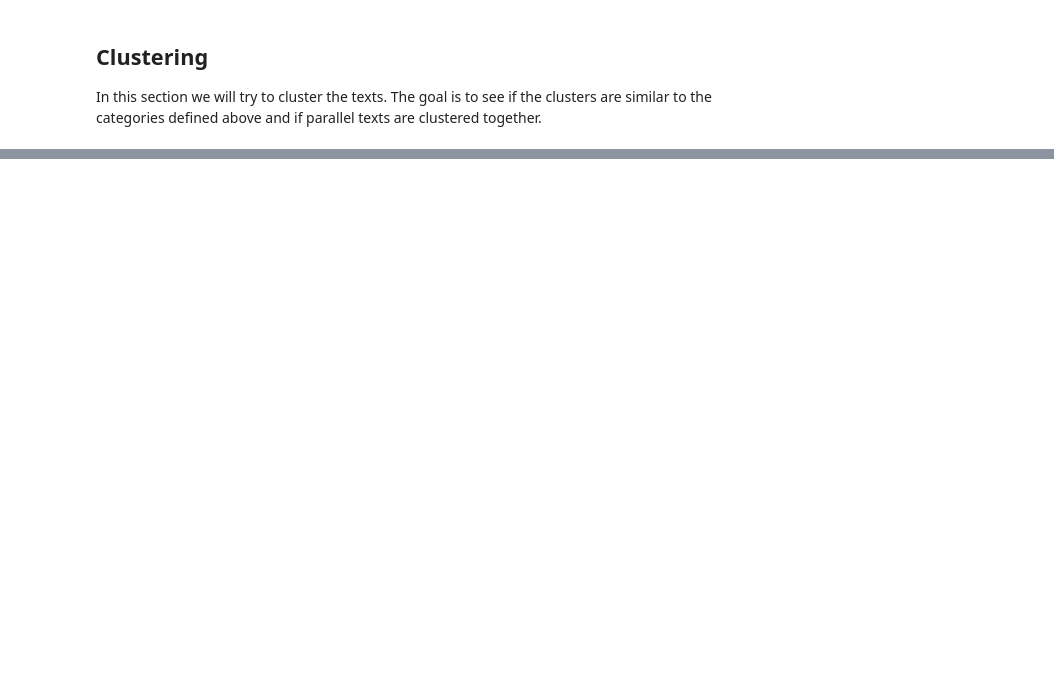
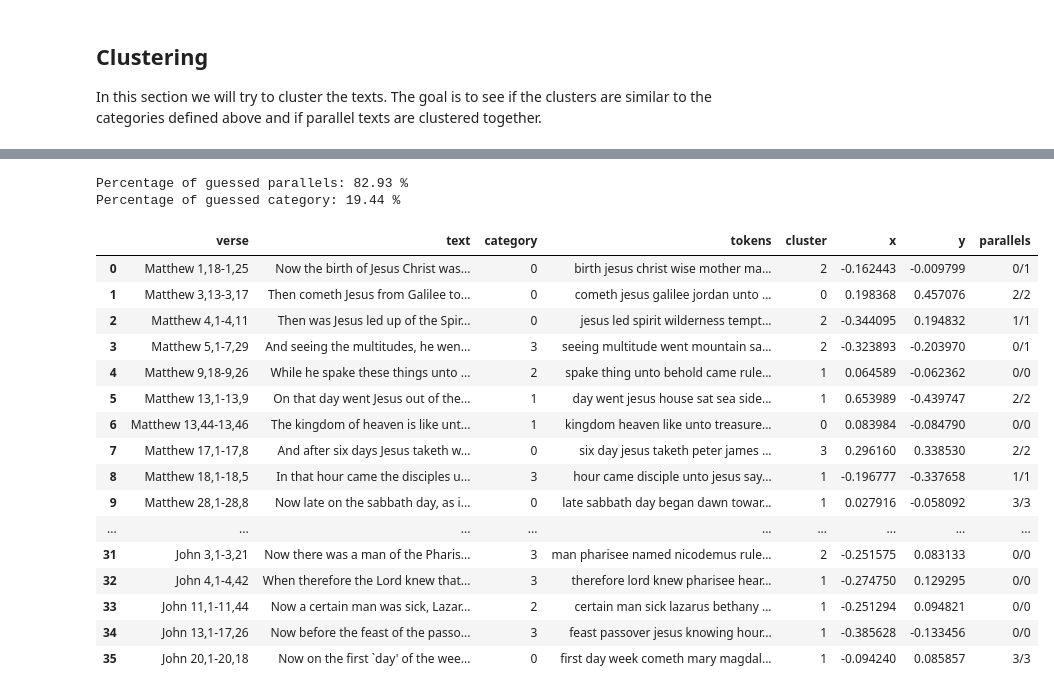
Before and after one commit to rik1599/advanced-data-science-2023, a Jupyter notebook: bible-nlp/bible-nlp.ipynb, the cells around one changed output, grey strips where cells are left out. Cells and saved outputs as stored; diff of their text form; code cells hidden in the pictures; blank space fills up the shorter version.

```diff
--- a/bible-nlp/bible-nlp.ipynb
+++ b/bible-nlp/bible-nlp.ipynb
@@ -247,0 +325,79 @@ In this section we will try to cluster the texts. The goal is to see if the clus
+# %%
+parallels = {
+    'Matthew 1,18-1,25': {'Luke 2,1-2,20'},
+    'Matthew 3,13-3,17': {'Mark 1,9-1,11', 'Luke 3,21-3,22'},
+    'Matthew 4,1-4,11': {'Luke 4,1-4,13'},
+    'Matthew 5,1-7,29': {'Luke 6,20-6,49'},
+    'Matthew 9,18-9,26': {},
+    'Matthew 13,1-13,9': {'Mark 4,1-4,9', 'Luke 8,4-8,8'},
+    'Matthew 13,44-13,46': {},
+    'Matthew 17,1-17,8': {'Mark 9,2-9,8', 'Luke 9,28-9,36'},
+    'Matthew 18,1-18,5': {'Luke 9,46-9,48'},
+    'Matthew 28,1-28,8': {'Mark 16,1-16,8', 'Luke 24,1-24,12', 'John 20,1-20,18'},
+    'Mark 1,9-1,11': {'Matthew 3,13-3,17', 'Luke 3,21-3,22'},
+    'Mark 4,1-4,9': {'Matthew 13,1-13,9', 'Luke 8,4-8,8'},
+    'Mark 4,35-4,41': {},
+    'Mark 8,34-8,38': {},
+    'Mark 9,2-9,8': {'Matthew 17,1-17,8', 'Luke 9,28-9,36'},
+    'Mark 10,13-10,16': {'Matthew 18,1-18,5', 'Luke 9,46-9,48'},
+    'Mark 16,1-16,8': {'Matthew 28,1-28,8', 'Luke 24,1-24,12', 'John 20,1-20,18'},
+    'Luke 1,26-1,38': {},
+    'Luke 2,1-2,20': {'Matthew 1,18-1,25'},
+    'Luke 3,21-3,22': {'Matthew 3,13-3,17', 'Mark 1,9-1,11'},
+    'Luke 4,1-4,13': {'Matthew 4,1-4,11'},
+    'Luke 6,20-6,49': {'Matthew 5,1-7,29'},
+    'Luke 7,1-7,10': {},
+    'Luke 8,4-8,8': {'Matthew 13,1-13,9', 'Mark 4,1-4,9'},
+    'Luke 9,28-9,36': {'Matthew 17,1-17,8', 'Mark 9,2-9,8'},
+    'Luke 9,46-9,48': {'Matthew 18,1-18,5', 'Mark 10,13-10,16'},
+    'Luke 15,11-15,32': {},
+    'Luke 24,1-24,12': {'Matthew 28,1-28,8', 'Mark 16,1-16,8', 'John 20,1-20,18'},
+    'John 1,1-1,18': {},
+    'John 1,29-1,34': {},
+    'John 2,1-2,11': {},
+    'John 3,1-3,21': {},
+    'John 4,1-4,42': {},
+    'John 11,1-11,44': {},
+    'John 13,1-17,26': {},
+    'John 20,1-20,18': {'Matthew 28,1-28,8', 'Mark 16,1-16,8', 'Luke 24,1-24,12'}
+}
+
+all = 0
+passed = 0
+
+parallels_check = []
+for row in verses_df.itertuples(index=True):
+    same_cluster = 0
+    for p in parallels[row.verse]:
+        p_cluster = verses_df[verses_df['verse'] == p]['cluster'].values
+        if p_cluster.size > 0 and row.cluster == p_cluster:
+            same_cluster += 1
+    parallels_check.append(f"{same_cluster}/{len(parallels[row.verse])}")
+
+    all += len(parallels[row.verse])
+    passed += same_cluster
+
+verses_df['parallels'] = parallels_check
+
+print(f"Percentage of guessed parallels: {passed/all * 100:.2f} %")
+verses_df
+# %% [output]
+Percentage of guessed parallels: 82.93 %
+Percentage of guessed category: 19.44 %
+|  | verse | text | category | tokens | cluster | x | y | parallels |
+| 0 | Matthew 1,18-1,25 | Now the birth of Jesus Christ was... | 0 | birth jesus christ wise mother ma... | 2 | -0.162443 | -0.009799 | 0/1 |
+| 1 | Matthew 3,13-3,17 | Then cometh Jesus from Galilee to... | 0 | cometh jesus galilee jordan unto ... | 0 | 0.198368 | 0.457076 | 2/2 |
+| 2 | Matthew 4,1-4,11 | Then was Jesus led up of the Spir... | 0 | jesus led spirit wilderness tempt... | 2 | -0.344095 | 0.194832 | 1/1 |
+| 3 | Matthew 5,1-7,29 | And seeing the multitudes, he wen... | 3 | seeing multitude went mountain sa... | 2 | -0.323893 | -0.203970 | 0/1 |
+| 4 | Matthew 9,18-9,26 | While he spake these things unto ... | 2 | spake thing unto behold came rule... | 1 | 0.064589 | -0.062362 | 0/0 |
+| 5 | Matthew 13,1-13,9 | On that day went Jesus out of the... | 1 | day went jesus house sat sea side... | 1 | 0.653989 | -0.439747 | 2/2 |
+| 6 | Matthew 13,44-13,46 | The kingdom of heaven is like unt... | 1 | kingdom heaven like unto treasure... | 0 | 0.083984 | -0.084790 | 0/0 |
+| 7 | Matthew 17,1-17,8 | And after six days Jesus taketh w... | 0 | six day jesus taketh peter james ... | 3 | 0.296160 | 0.338530 | 2/2 |
+| 8 | Matthew 18,1-18,5 | In that hour came the disciples u... | 3 | hour came disciple unto jesus say... | 1 | -0.196777 | -0.337658 | 1/1 |
+| 9 | Matthew 28,1-28,8 | Now late on the sabbath day, as i... | 0 | late sabbath day began dawn towar... | 1 | 0.027916 | -0.058092 | 3/3 |
+| ... | ... | ... | ... | ... | ... | ... | ... | ... |
+| 31 | John 3,1-3,21 | Now there was a man of the Pharis... | 3 | man pharisee named nicodemus rule... | 2 | -0.251575 | 0.083133 | 0/0 |
+| 32 | John 4,1-4,42 | When therefore the Lord knew that... | 3 | therefore lord knew pharisee hear... | 1 | -0.274750 | 0.129295 | 0/0 |
+| 33 | John 11,1-11,44 | Now a certain man was sick, Lazar... | 2 | certain man sick lazarus bethany ... | 1 | -0.251294 | 0.094821 | 0/0 |
+| 34 | John 13,1-17,26 | Now before the feast of the passo... | 3 | feast passover jesus knowing hour... | 1 | -0.385628 | -0.133456 | 0/0 |
+| 35 | John 20,1-20,18 | Now on the first `day' of the wee... | 0 | first day week cometh mary magdal... | 1 | -0.094240 | 0.085857 | 3/3 |
```
Also changed, not shown: parts of 15 cells of this notebook, 2 other files.
